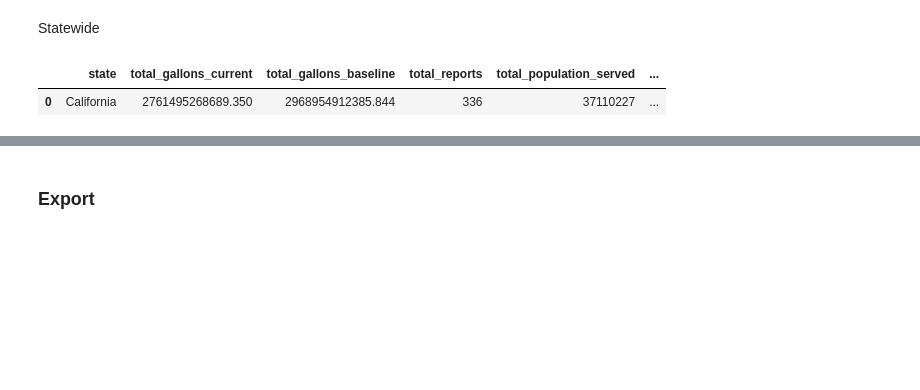
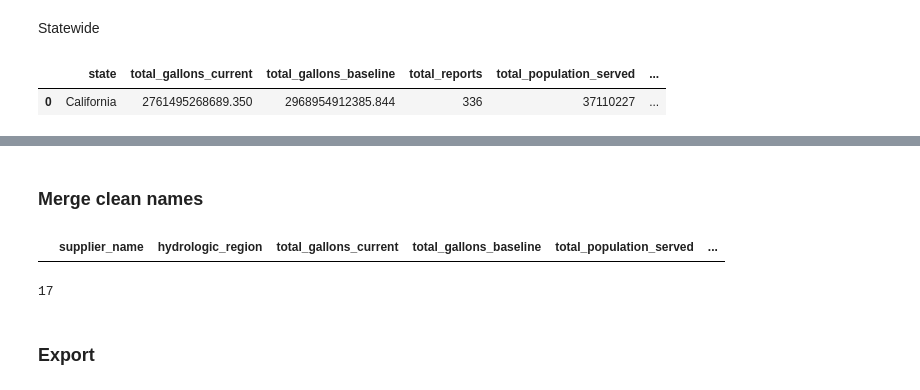
Before and after one commit to datadesk/california-drought-scrapers, a Jupyter notebook: processors/conservation-analysis.ipynb, the cells around one changed output, grey strips where cells are left out. Drawn from its saved outputs; the diff is of its cells as text; code cells hidden in the pictures; blank space fills up the shorter version.

```diff
--- a/processors/conservation-analysis.ipynb
+++ b/processors/conservation-analysis.ipynb
@@ -16,6 +16,8 @@ pd.set_option('display.float_format', lambda x: '%.3f' % x)
 df = pd.read_csv("../data/raw/uw-usage.csv", parse_dates=["Reporting Month"])
 # %%
 baselines_df = pd.read_csv("../data/raw/uw-2020-baseline-values.csv")
+# %%
+clean_district_names = pd.read_csv("../data/metadata/urban-water-suppliers-clean-names.csv")
 # %% [markdown]
 ### Clean
 # %% [markdown]
@@ -80,7 +82,9 @@ pop_state
 # %% [markdown]
 Filter df to July 2021 and later
 # %%
-filter_df = trim_df[trim_df.reporting_month >= "2021-07-15"].copy()
+filter_df = trim_df[
+    (trim_df.reporting_month >= "2021-07-15")
+].copy()
 # %% [markdown]
 Remove -999999999
 # %%
@@ -488,3 +442,12 @@ alt.Chart(
 ).properties(title=f"Monthly water conservation in California", width=600)
 # %% [output]
 [interactive output not drawn]
+# %% [markdown]
+### Merge clean names
+# %%
+district_cumulative_savings_df_clean_names = pd.merge(
+    district_cumulative_savings_df,
+    clean_district_names,
+    how="left",
+    on="supplier_name"
+)
@@ -490,0 +459,6 @@ alt.Chart(
+# %%
+district_cumulative_savings_df_clean_names[
+    district_cumulative_savings_df_clean_names.display_name.isna()
+]
+# %% [output]
+|  | supplier_name | hydrologic_region | total_gallons_current | total_gallons_baseline | total_population_served | ... |
@@ -491,2 +476,6 @@ alt.Chart(
+# %%
+len(districts_trim[districts_trim.gallons_saved_per_day<0])
+# %% [output]
+17
 # %% [markdown]
 ### Export
```
Also changed, not shown: parts of 11 cells of this notebook, 4 other files.
